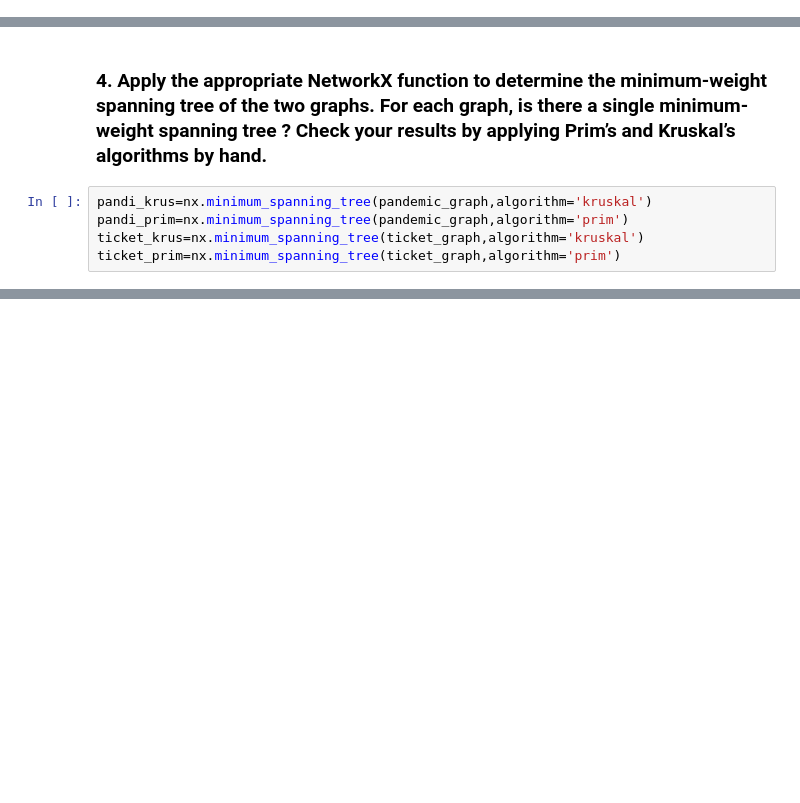
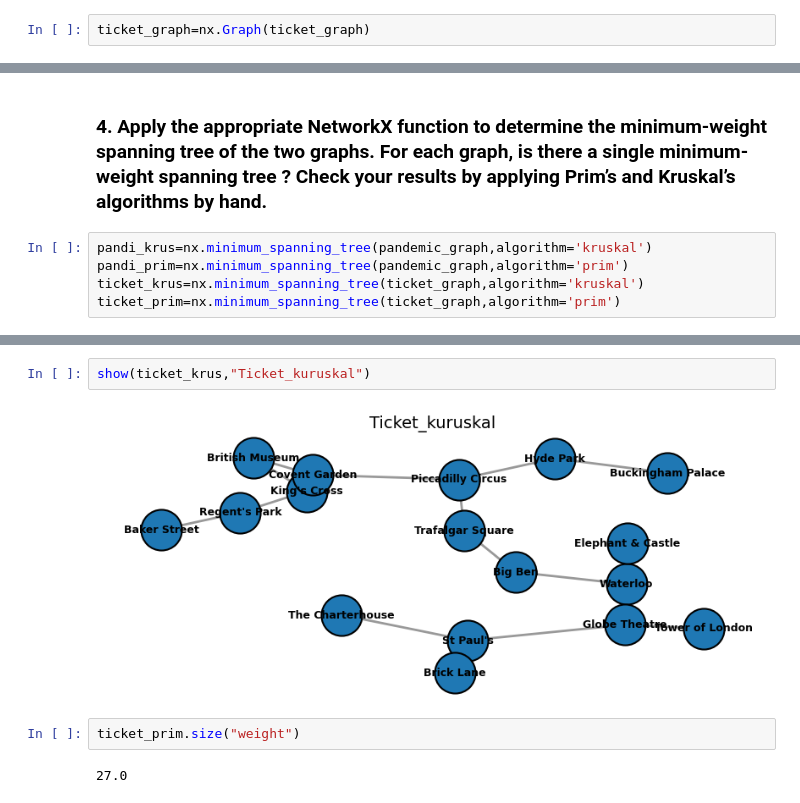
Before and after one commit to Souniz/Master2, a Jupyter notebook: ML_on_graph/TP2.ipynb, the cells around one changed output, grey strips where cells are left out. Saved outputs shown, nothing was run; the diff lists cells and outputs as text; blank space fills up the shorter version.

```diff
--- a/ML_on_graph/TP2.ipynb
+++ b/ML_on_graph/TP2.ipynb
@@ -15,0 +14,2 @@ False
+# %%
+ticket_graph=nx.Graph(ticket_graph)
@@ -74,0 +110,8 @@ ticket_prim=nx.minimum_spanning_tree(ticket_graph,algorithm='prim')
+# %%
+show(ticket_krus,"Ticket_kuruskal")
+# %% [output]
+[figure, added]
+# %%
+ticket_prim.size("weight")
+# %% [output]
+27.0
```
Also changed, not shown: parts of 20 cells of this notebook, 19 other files.
